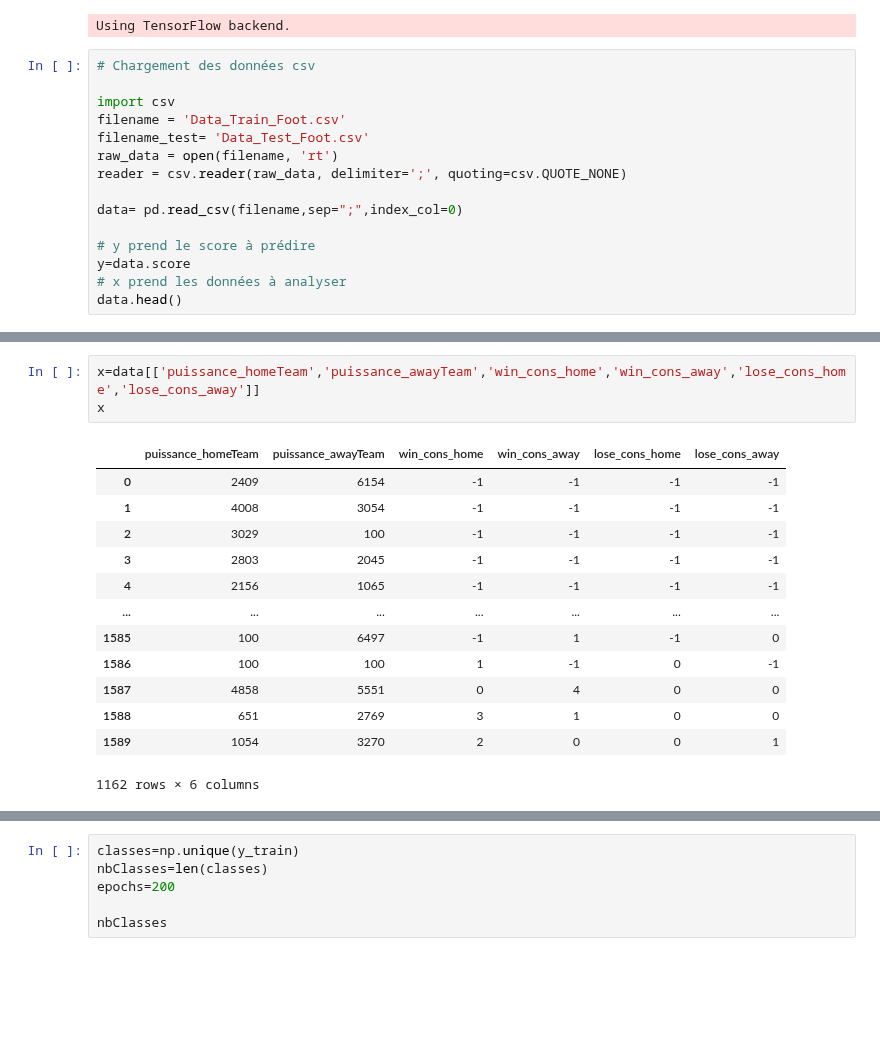
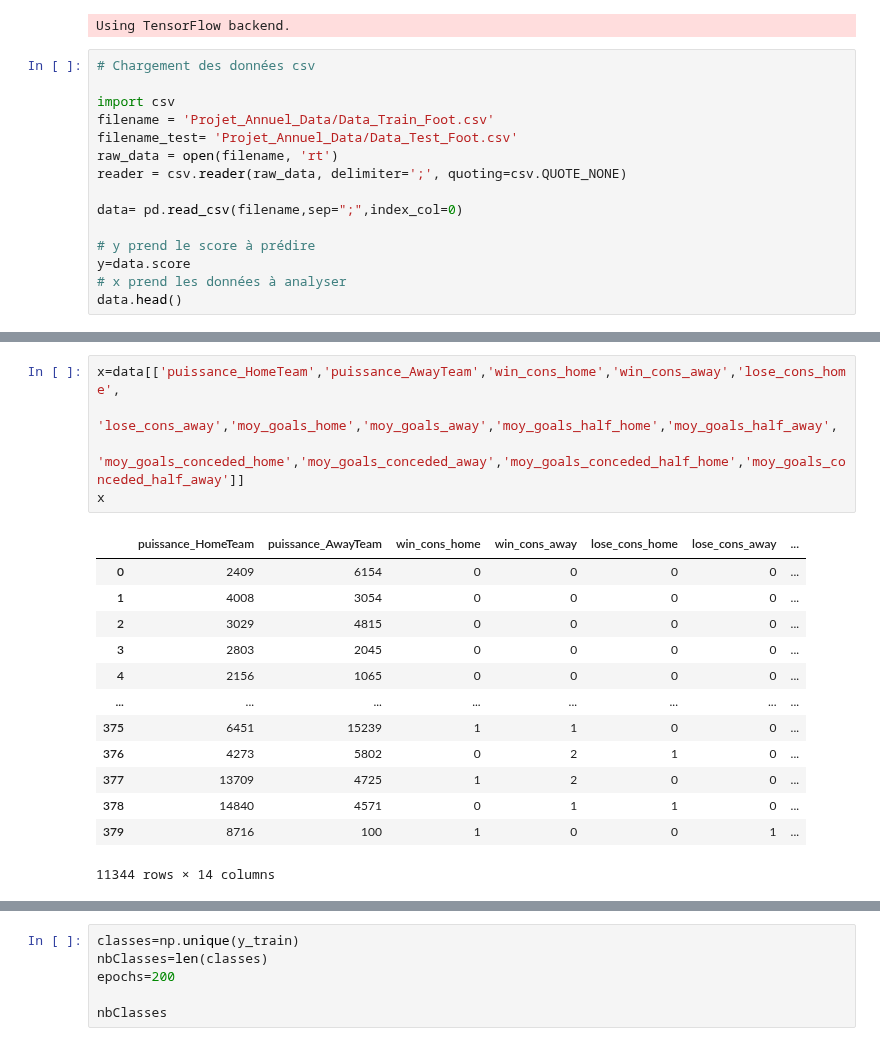
Before and after one commit to Amuthu98/projetannuel4IABD2, a Jupyter notebook: ETAPE_3/Predict_Foot.ipynb, the cells around one changed output, grey strips where cells are left out. Drawn from its saved outputs; the diff is of its cells as text; blank space fills up the shorter version.

```diff
--- a/ETAPE_3/Predict_Foot.ipynb
+++ b/ETAPE_3/Predict_Foot.ipynb
@@ -27,8 +27,8 @@ Using TensorFlow backend.
 # Chargement des données csv
 
 import csv
-filename = 'Data_Train_Foot.csv'
-filename_test= 'Data_Test_Foot.csv'
+filename = 'Projet_Annuel_Data/Data_Train_Foot.csv'
+filename_test= 'Projet_Annuel_Data/Data_Test_Foot.csv'
 raw_data = open(filename, 'rt')
 reader = csv.reader(raw_data, delimiter=';', quoting=csv.QUOTE_NONE)
 
@@ -48,19 +48,21 @@ data.head()
 # %%
-x=data[['puissance_homeTeam','puissance_awayTeam','win_cons_home','win_cons_away','lose_cons_home','lose_cons_away']]
+x=data[['puissance_HomeTeam','puissance_AwayTeam','win_cons_home','win_cons_away','lose_cons_home',
+        'lose_cons_away','moy_goals_home','moy_goals_away','moy_goals_half_home','moy_goals_half_away',
+       'moy_goals_conceded_home','moy_goals_conceded_away','moy_goals_conceded_half_home','moy_goals_conceded_half_away']]
 x
 # %% [output]
-|  | puissance_homeTeam | puissance_awayTeam | win_cons_home | win_cons_away | lose_cons_home | lose_cons_away |
-| 0 | 2409 | 6154 | -1 | -1 | -1 | -1 |
-| 1 | 4008 | 3054 | -1 | -1 | -1 | -1 |
-| 2 | 3029 | 100 | -1 | -1 | -1 | -1 |
-| 3 | 2803 | 2045 | -1 | -1 | -1 | -1 |
-| 4 | 2156 | 1065 | -1 | -1 | -1 | -1 |
-| ... | ... | ... | ... | ... | ... | ... |
-| 1585 | 100 | 6497 | -1 | 1 | -1 | 0 |
-| 1586 | 100 | 100 | 1 | -1 | 0 | -1 |
-| 1587 | 4858 | 5551 | 0 | 4 | 0 | 0 |
-| 1588 | 651 | 2769 | 3 | 1 | 0 | 0 |
-| 1589 | 1054 | 3270 | 2 | 0 | 0 | 1 |
+|  | puissance_HomeTeam | puissance_AwayTeam | win_cons_home | win_cons_away | lose_cons_home | lose_cons_away | ... |
+| 0 | 2409 | 6154 | 0 | 0 | 0 | 0 | ... |
+| 1 | 4008 | 3054 | 0 | 0 | 0 | 0 | ... |
+| 2 | 3029 | 4815 | 0 | 0 | 0 | 0 | ... |
+| 3 | 2803 | 2045 | 0 | 0 | 0 | 0 | ... |
+| 4 | 2156 | 1065 | 0 | 0 | 0 | 0 | ... |
+| ... | ... | ... | ... | ... | ... | ... | ... |
+| 375 | 6451 | 15239 | 1 | 1 | 0 | 0 | ... |
+| 376 | 4273 | 5802 | 0 | 2 | 1 | 0 | ... |
+| 377 | 13709 | 4725 | 1 | 2 | 0 | 0 | ... |
+| 378 | 14840 | 4571 | 0 | 1 | 1 | 0 | ... |
+| 379 | 8716 | 100 | 1 | 0 | 0 | 1 | ... |
-1162 rows × 6 columns
+11344 rows × 14 columns
 # %%
 data_test= pd.read_csv(filename_test,sep=";",index_col=0)
```
Also changed, not shown: parts of 33 cells of this notebook.
